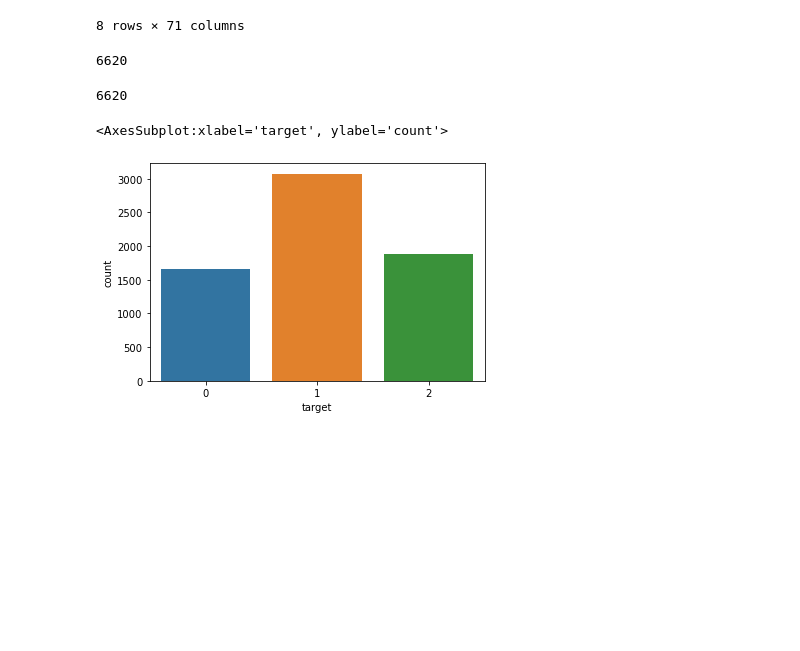
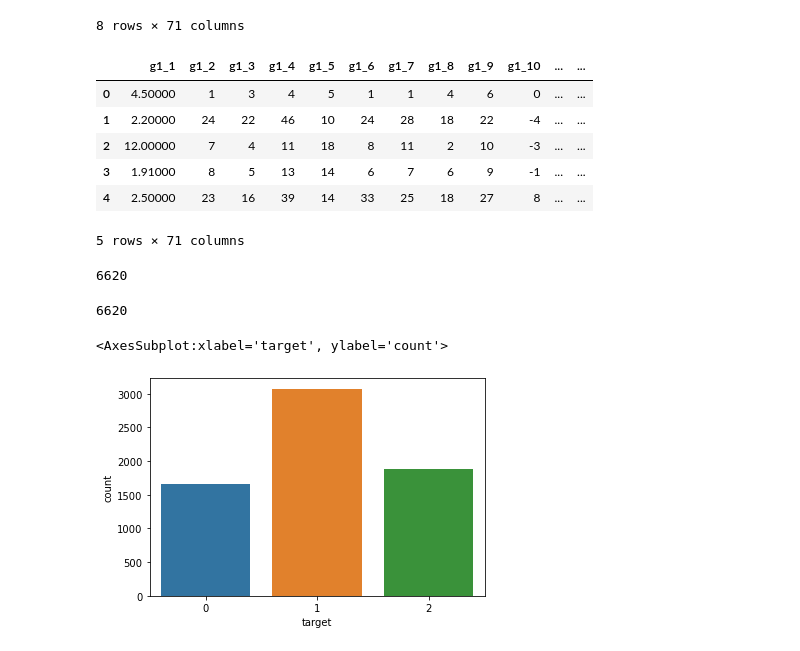
Before and after one commit to AlexCasamitjana/Predicting-Profitable-Customer-Segments, a Jupyter notebook: Notebook_1568143.ipynb, the cells around one changed output. Drawn from its saved outputs; the diff is of its cells as text; code cells hidden in the pictures; blank space fills up the shorter version.

```diff
--- a/Notebook_1568143.ipynb
+++ b/Notebook_1568143.ipynb
@@ -46,6 +46,16 @@ dataset.describe()
 | 75% | 2.80000 | 21.00000 | 15.00000 | 36.00000 | 16.00000 | 20.00000 | 15.00000 | 16.00000 | 21.00000 | 7.00000 | ... | ... |
 | max | 23.00000 | 52.00000 | 47.00000 | 94.00000 | 20.00000 | 61.00000 | 43.00000 | 48.00000 | 52.00000 | 48.00000 | ... | ... |
 8 rows × 71 columns
+# %%
+dataset.head()
+# %% [output]
+|  | g1_1 | g1_2 | g1_3 | g1_4 | g1_5 | g1_6 | g1_7 | g1_8 | g1_9 | g1_10 | ... | ... |
+| 0 | 4.50000 | 1 | 3 | 4 | 5 | 1 | 1 | 4 | 6 | 0 | ... | ... |
+| 1 | 2.20000 | 24 | 22 | 46 | 10 | 24 | 28 | 18 | 22 | -4 | ... | ... |
+| 2 | 12.00000 | 7 | 4 | 11 | 18 | 8 | 11 | 2 | 10 | -3 | ... | ... |
+| 3 | 1.91000 | 8 | 5 | 13 | 14 | 6 | 7 | 6 | 9 | -1 | ... | ... |
+| 4 | 2.50000 | 23 | 16 | 39 | 14 | 33 | 25 | 18 | 27 | 8 | ... | ... |
+5 rows × 71 columns
 # %%
 y = data[:, 70]
 len(y)
```
Also changed, not shown: parts of 10 cells of this notebook, 1 other file.
